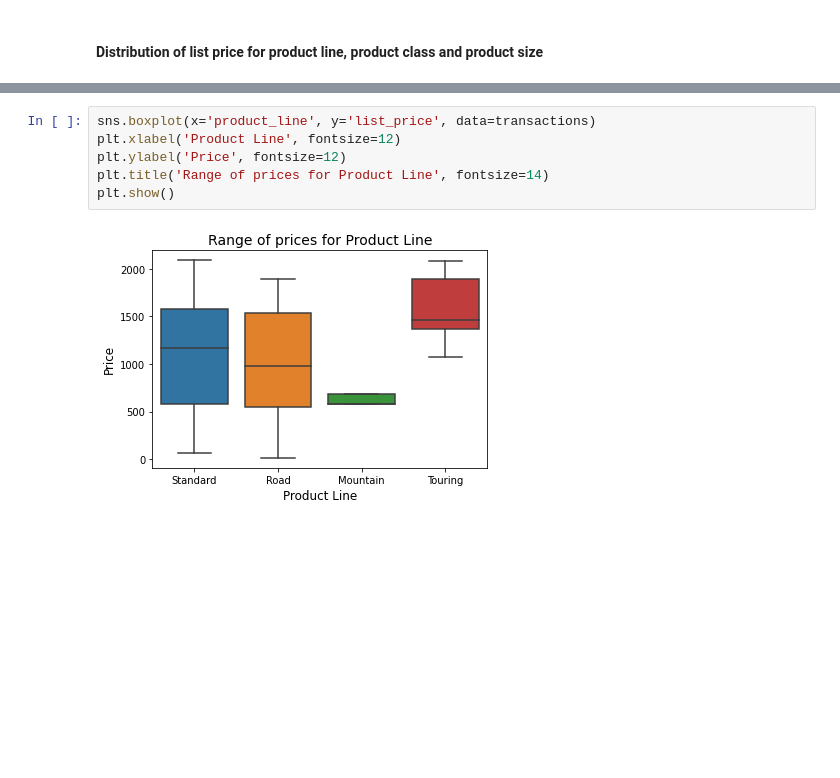
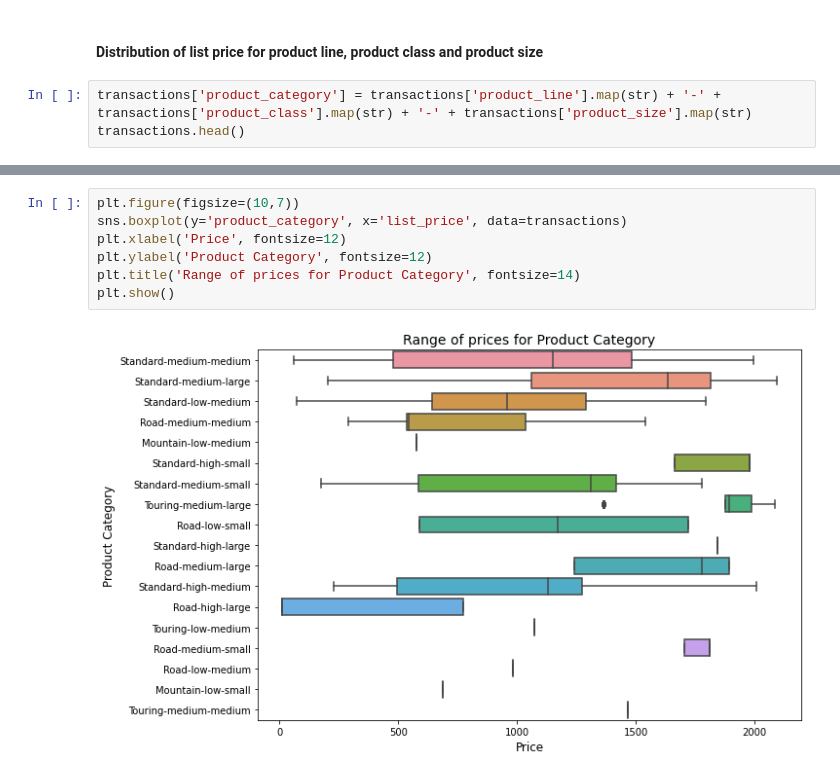
Before and after one commit to simo2712/VI_kpmg_data_analytics, a Jupyter notebook: Task_2/Task 2.2 - Data Insights.ipynb, the cells around one changed output, grey strips where cells are left out. Saved outputs shown, nothing was run; the diff lists cells and outputs as text; blank space fills up the shorter version.

```diff
--- a/Task_2/Task 2.2 - Data Insights.ipynb
+++ b/Task_2/Task 2.2 - Data Insights.ipynb
@@ -332,3 +332,6 @@ We've found something right here. The most sold product contributes to around ha
 This analysis is fantastic; we found some insights on products that can help the marketing/sales team. Maybe they can make relevant the most profit impactful products on their marketing campaigns. It's ever useful to know how much is the impact not only in terms of the number of transactions.
 # %% [markdown]
 #### Distribution of list price for product line, product class and product size
+# %%
+transactions['product_category'] = transactions['product_line'].map(str) + '-' + transactions['product_class'].map(str) + '-' + transactions['product_size'].map(str)
+transactions.head()
@@ -335,8 +345,9 @@ This analysis is fantastic; we found some insights on products that can help the
 # %%
-sns.boxplot(x='product_line', y='list_price', data=transactions)
-plt.xlabel('Product Line', fontsize=12)
-plt.ylabel('Price', fontsize=12)
-plt.title('Range of prices for Product Line', fontsize=14)
+plt.figure(figsize=(10,7))
+sns.boxplot(y='product_category', x='list_price', data=transactions)
+plt.xlabel('Price', fontsize=12)
+plt.ylabel('Product Category', fontsize=12)
+plt.title('Range of prices for Product Category', fontsize=14)
 plt.show()
 # %% [output]
-[figure, old version]
+[figure, new version]
```
Also changed, not shown: parts of 9 cells of this notebook.
